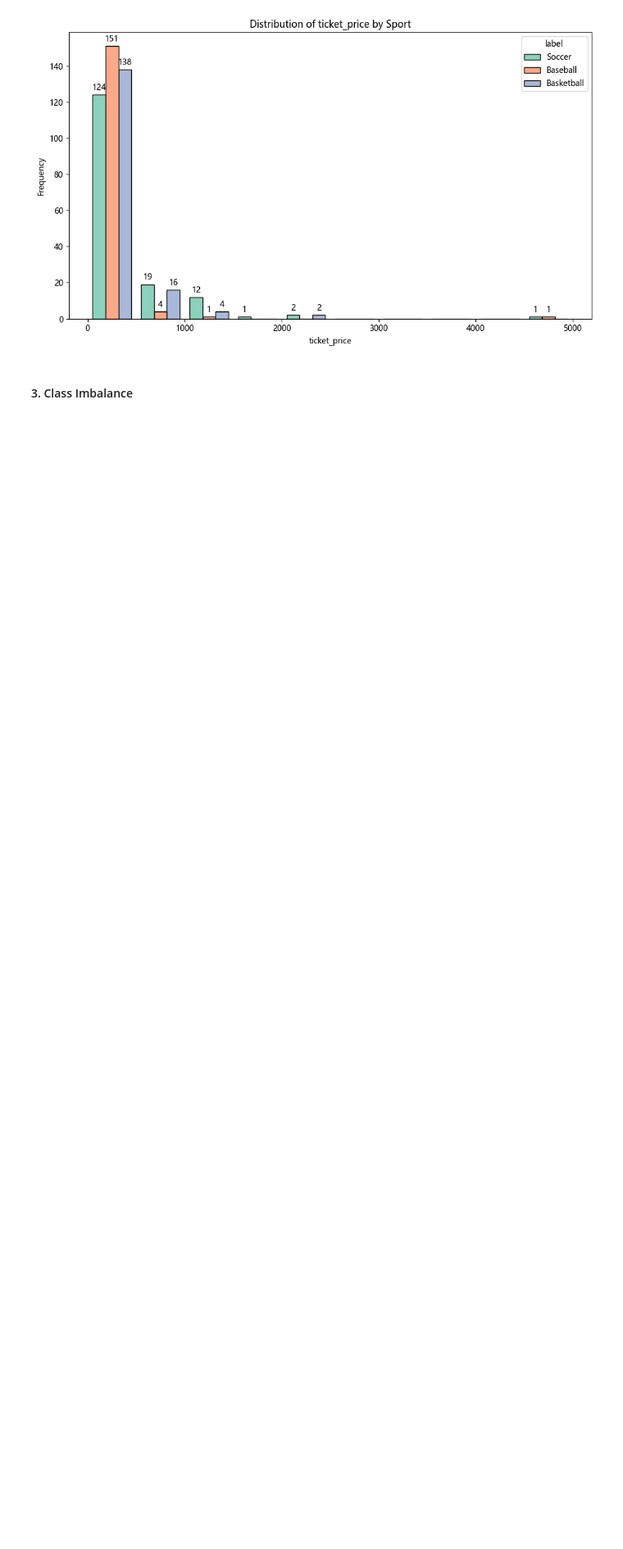
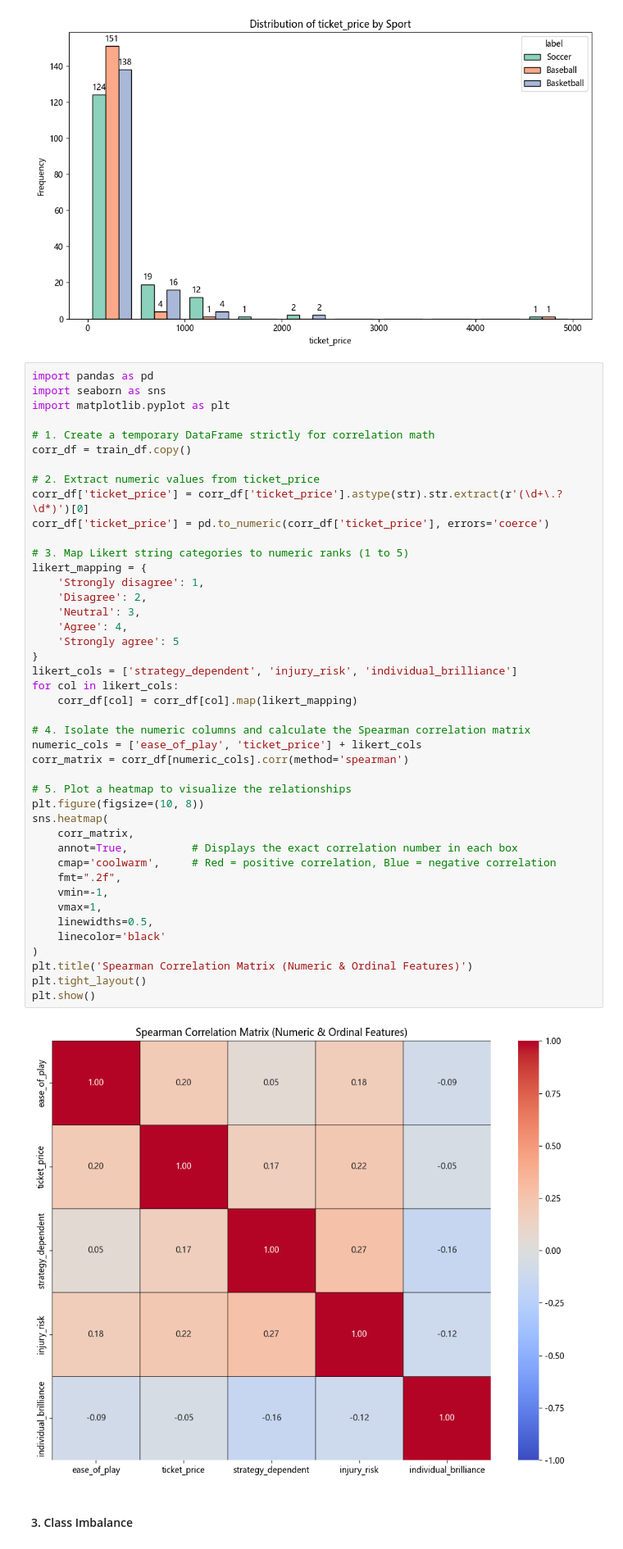
Before and after one commit to Lapis-Lazuli-31415/CSC311-Project, a Jupyter notebook: src/data_exploration.ipynb, the cells around one changed output. Shown at 82% size. Cells and saved outputs as stored; diff of their text form; blank space fills up the shorter version.

Commit message:
correlations

```diff
--- a/src/data_exploration.ipynb
+++ b/src/data_exploration.ipynb
@@ -224,6 +224,51 @@ for col in numerical_cols:
 [figure]
 [figure]
 [figure]
+# %%
+import pandas as pd
+import seaborn as sns
+import matplotlib.pyplot as plt
+
+# 1. Create a temporary DataFrame strictly for correlation math
+corr_df = train_df.copy()
+
+# 2. Extract numeric values from ticket_price
+corr_df['ticket_price'] = corr_df['ticket_price'].astype(str).str.extract(r'(\d+\.?\d*)')[0]
+corr_df['ticket_price'] = pd.to_numeric(corr_df['ticket_price'], errors='coerce')
+
+# 3. Map Likert string categories to numeric ranks (1 to 5)
+likert_mapping = {
+    'Strongly disagree': 1,
+    'Disagree': 2,
+    'Neutral': 3,
+    'Agree': 4,
+    'Strongly agree': 5
+}
+likert_cols = ['strategy_dependent', 'injury_risk', 'individual_brilliance']
+for col in likert_cols:
+    corr_df[col] = corr_df[col].map(likert_mapping)
+
+# 4. Isolate the numeric columns and calculate the Spearman correlation matrix
+numeric_cols = ['ease_of_play', 'ticket_price'] + likert_cols
+corr_matrix = corr_df[numeric_cols].corr(method='spearman')
+
+# 5. Plot a heatmap to visualize the relationships
+plt.figure(figsize=(10, 8))
+sns.heatmap(
+    corr_matrix,
+    annot=True,          # Displays the exact correlation number in each box
+    cmap='coolwarm',     # Red = positive correlation, Blue = negative correlation
+    fmt=".2f",
+    vmin=-1,
+    vmax=1,
+    linewidths=0.5,
+    linecolor='black'
+)
+plt.title('Spearman Correlation Matrix (Numeric & Ordinal Features)')
+plt.tight_layout()
+plt.show()
+# %% [output]
+[figure, added]
 # %% [markdown]
 #### 3. Class Imbalance
 # %%
```
